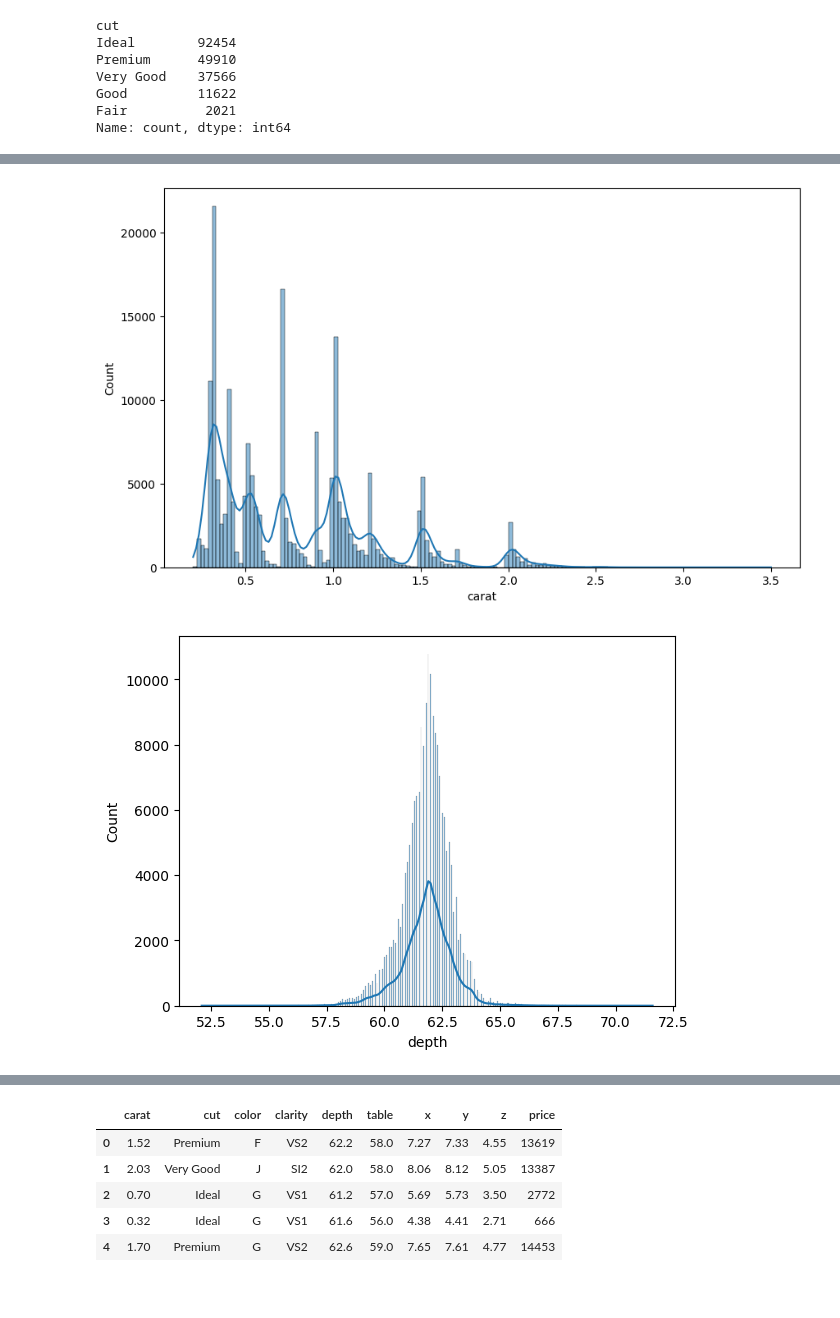
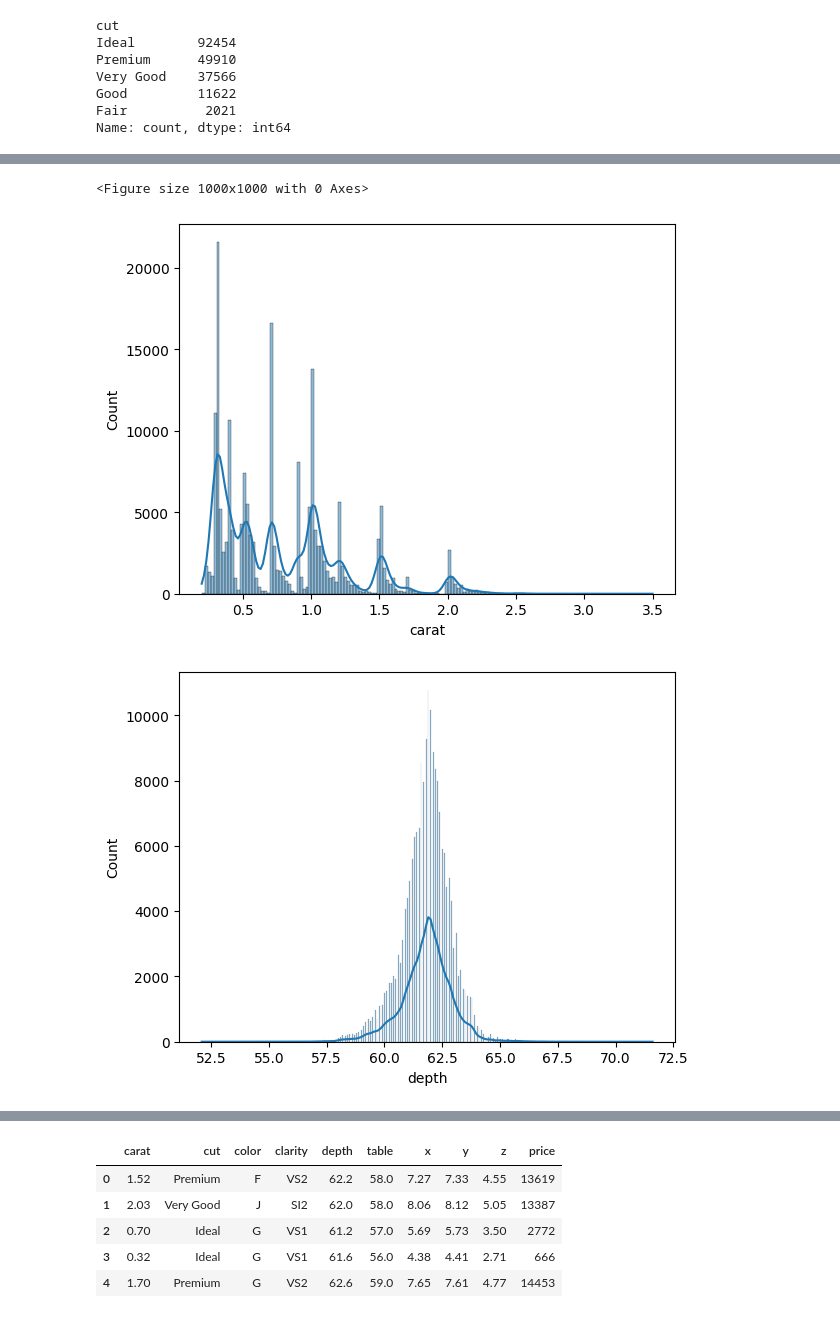
Before and after one commit to Deepakkumar95/FirstML, a Jupyter notebook: notebook/eda.ipynb, the cells around one changed output, grey strips where cells are left out. Saved outputs shown, nothing was run; the diff lists cells and outputs as text; code cells hidden in the pictures.

```diff
--- a/notebook/eda.ipynb
+++ b/notebook/eda.ipynb
@@ -61,0 +57,3 @@ memory usage: 16.2+ MB
+# %%
+#Lets drop the id column
+df= df.drop("id", axis=1)
@@ -74,7 +92,3 @@ y          float64
 z          float64
 price        int64
 dtype: object
-# %%
-#Lets drop ID Column as it is not important
-
-df= df.drop(columns=["id"], axis=1)
@@ -174,14 +212,19 @@ Name: count, dtype: int64
+# %%
+import seaborn as sns
+import matplotlib.pyplot as plt
+plt.figure(figsize=(10,10))
+
+
+x=1
+# %% [output]
+<Figure size 1000x1000 with 0 Axes>
 # %%
-import matplotlib.pyplot as plt
-import seaborn as sns
-plt.figure(figsize=(10,6))
-
-x=1
 for i in numerical_columns:
-    sns.histplot(data=df, x= i,kde=True )
+    sns.histplot(data=df, x=i, kde=True)
+    print("\n")
     plt.show()
 # %% [output]
-[figure, old version]
+[figure, new version]
 [figure]
 [figure]
 [figure]
```
Also changed, not shown: parts of 33 cells of this notebook, 1 other file.
